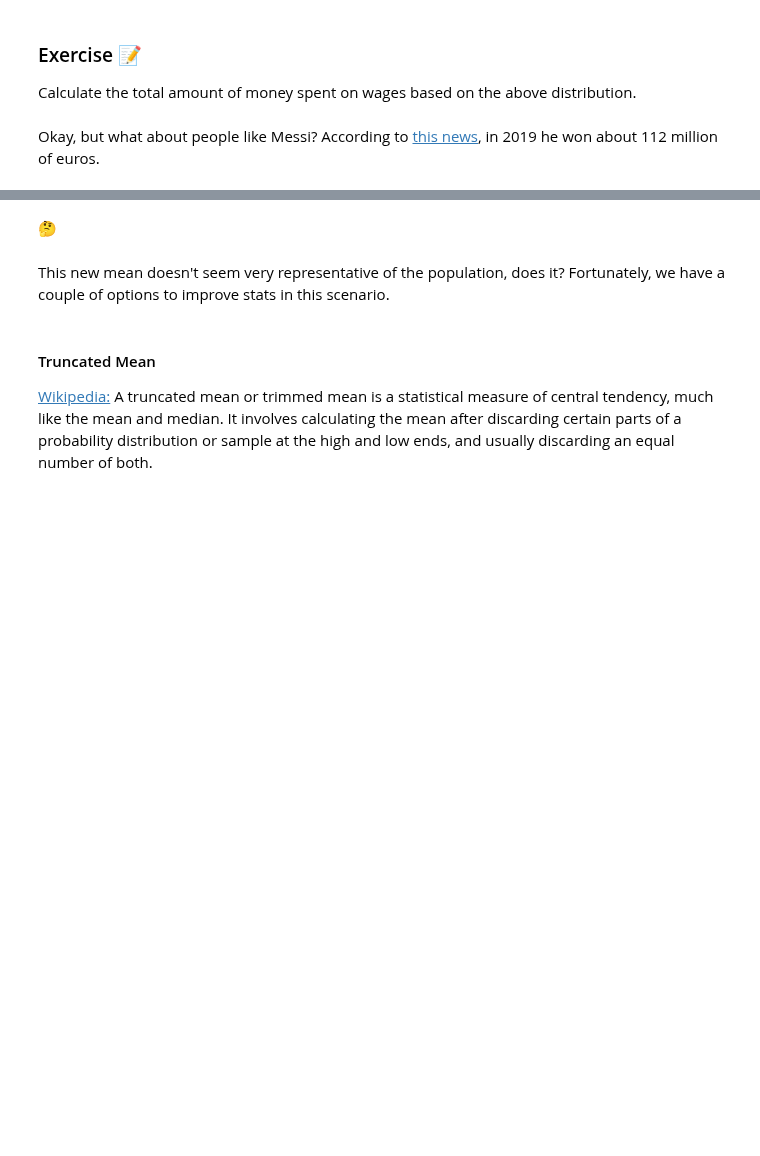
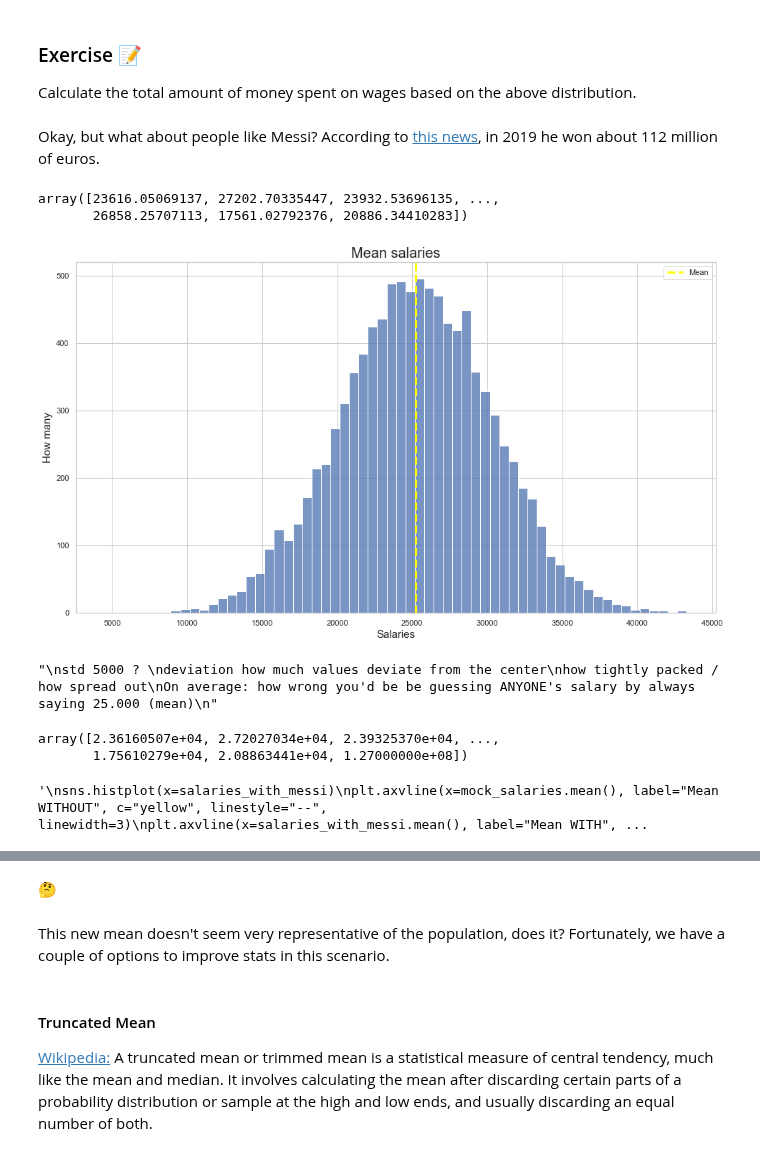
Before and after one commit to Ironhack-data-bcn-oct-2023/lectures, a Jupyter notebook: week-5/02 - Intro to statistics.ipynb, the cells around one changed output, grey strips where cells are left out. Cells and saved outputs as stored; diff of their text form; code cells hidden in the pictures; blank space fills up the shorter version.

```diff
--- a/week-5/02 - Intro to statistics.ipynb
+++ b/week-5/02 - Intro to statistics.ipynb
@@ -52,3 +138,32 @@ Let us analyze the [wage distribution](https://www.ine.es/dyngs/INEbase/es/opera
 Calculate the total amount of money spent on wages based on the above distribution.
 # %% [markdown]
 Okay, but what about people like Messi? According to [this news]((https://www.lavanguardia.com/deportes/fc-barcelona/20190611/462809307977/messi-mejor-pagado-forbes-cristiano-neymar-2019.html)), in 2019 he won about 112 million of euros.
+# %%
+sample_mean = 25162.51
+sample_std = 5000
+population = 10000
+# %%
+mock_salaries = np.random.normal(sample_mean, sample_std, population)
+# %%
+mock_salaries
+# %% [output]
+array([23616.05069137, 27202.70335447, 23932.53696135, ...,
+       26858.25707113, 17561.02792376, 20886.34410283])
+# %%
+sns.histplot(x=mock_salaries)
+plt.axvline(x=mock_salaries.mean(), label="Mean", c="yellow", linestyle="--", linewidth=3)
+plt.title("Mean salaries", size=20)
+plt.xlabel("Salaries", size = 15)
+plt.ylabel("How many", size = 15)
+plt.legend();
+# %% [output]
+[figure, added]
+# %%
+"""
+std 5000 ?
+deviation how much values deviate from the center
+how tightly packed / how spread out
+On average: how wrong you'd be be guessing ANYONE's salary by always saying 25.000 (mean)
+"""
+# %% [output]
+"\nstd 5000 ? \ndeviation how much values deviate from the center\nhow tightly packed / how spread out\nOn average: how wrong you'd be be guessing ANYONE's salary by always saying 25.000 (mean)\n"
@@ -54,0 +172,19 @@ Okay, but what about people like Messi? According to [this news]((https://www.la
+# %%
+salaries_with_messi = np.append(mock_salaries, messi_salary)
+salaries_with_messi
+# %% [output]
+array([2.36160507e+04, 2.72027034e+04, 2.39325370e+04, ...,
+       1.75610279e+04, 2.08863441e+04, 1.27000000e+08])
+# %%
+"""
+sns.histplot(x=salaries_with_messi)
+plt.axvline(x=mock_salaries.mean(), label="Mean WITHOUT", c="yellow", linestyle="--", linewidth=3)
+plt.axvline(x=salaries_with_messi.mean(), label="Mean WITH", c="yellow", linestyle="--", linewidth=3)
+
+plt.title("Mean salaries", size=20)
+plt.xlabel("Salaries", size = 15)
+plt.ylabel("How many", size = 15)
+plt.legend();
+"""
+# %% [output]
+'\nsns.histplot(x=salaries_with_messi)\nplt.axvline(x=mock_salaries.mean(), label="Mean WITHOUT", c="yellow", linestyle="--", linewidth=3)\nplt.axvline(x=salaries_with_messi.mean(), label="Mean WITH", ...
```
Also changed, not shown: parts of 68 cells of this notebook.
